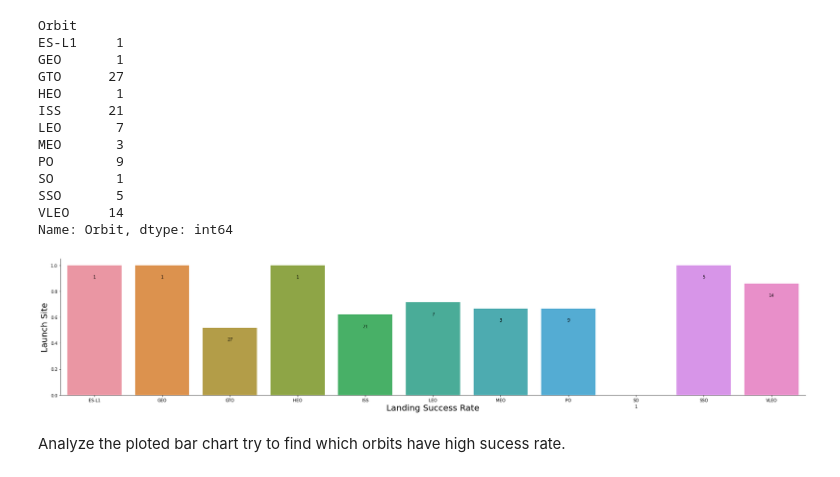
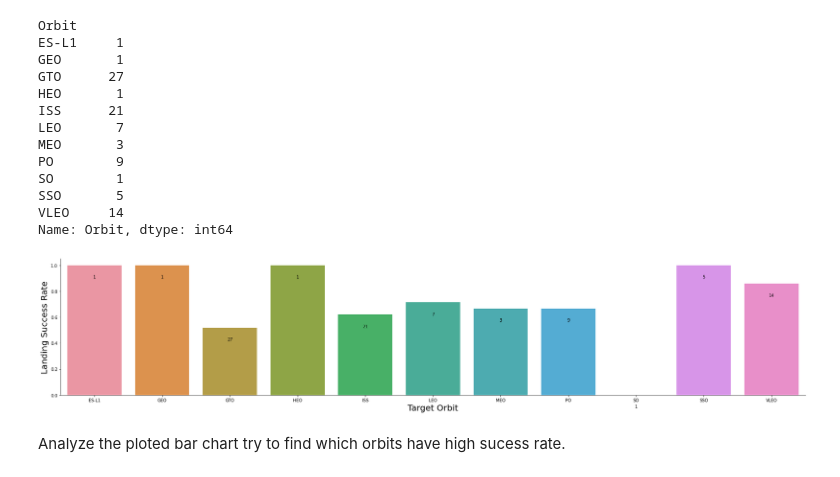
Before and after one commit to Arkadiatri/SpaceX-Prediction, a Jupyter notebook: SpaceX EDA with Visualization.ipynb, the cells around one changed output. Drawn from its saved outputs; the diff is of its cells as text; code cells hidden in the pictures.

```diff
--- a/SpaceX EDA with Visualization.ipynb
+++ b/SpaceX EDA with Visualization.ipynb
@@ -150,17 +150,17 @@ Name: Orbit, dtype: int64
 # %%
 # HINT use groupby method on Orbit column and get the mean of Class column
 graph = sns.catplot(y='Class', x='Orbit', data=df.groupby('Orbit').mean()[['Class']].reset_index(), aspect = 5, kind='bar')
-plt.xlabel("Landing Success Rate",fontsize=20)
-plt.ylabel("Launch Site",fontsize=20)
+plt.xlabel("Target Orbit",fontsize=20)
+plt.ylabel("Landing Success Rate",fontsize=20)
 graph = graph.axes[0,0]
 i=0
 for p in graph.patches:
     height = p.get_height()
     graph.text(p.get_x()+p.get_width()/2., height-0.1, df['Orbit'].value_counts().loc[df.groupby('Orbit').mean().index][i] ,ha="center")
     i += 1
 plt.show()
 # %% [output]
-[figure, old version]
+[figure, new version]
 # %% [markdown]
 Analyze the ploted bar chart try to find which orbits have high sucess rate.
 # %% [markdown]
```
Also changed, not shown: parts of 2 cells of this notebook.
